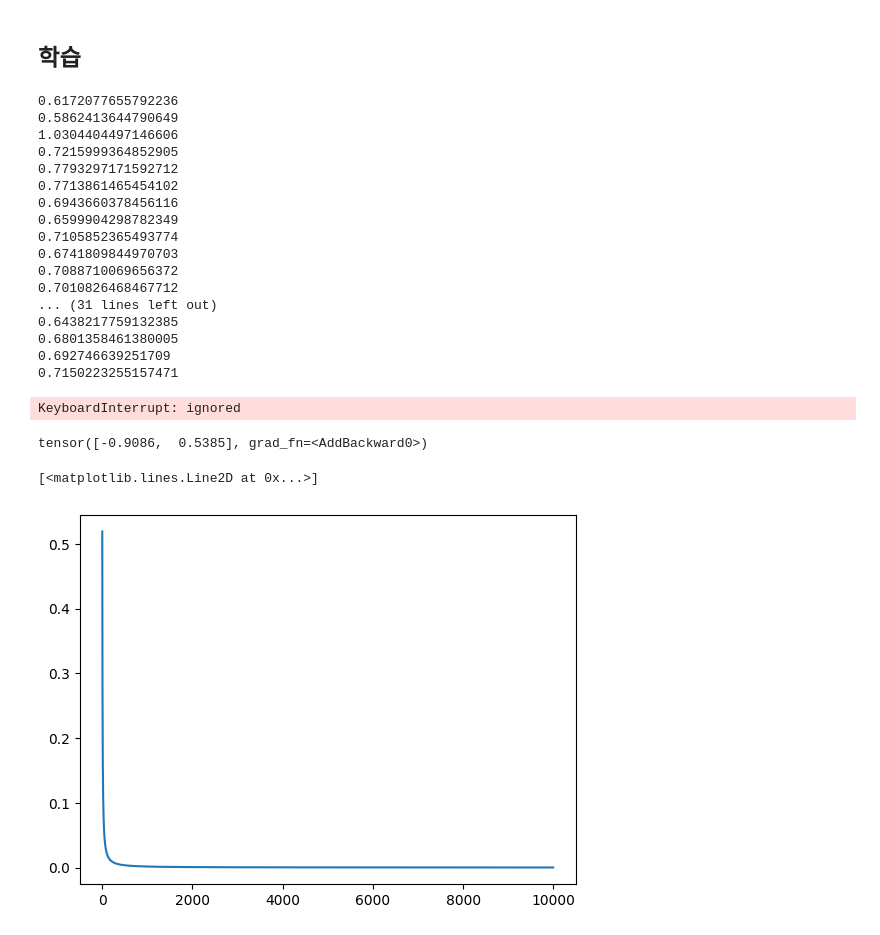
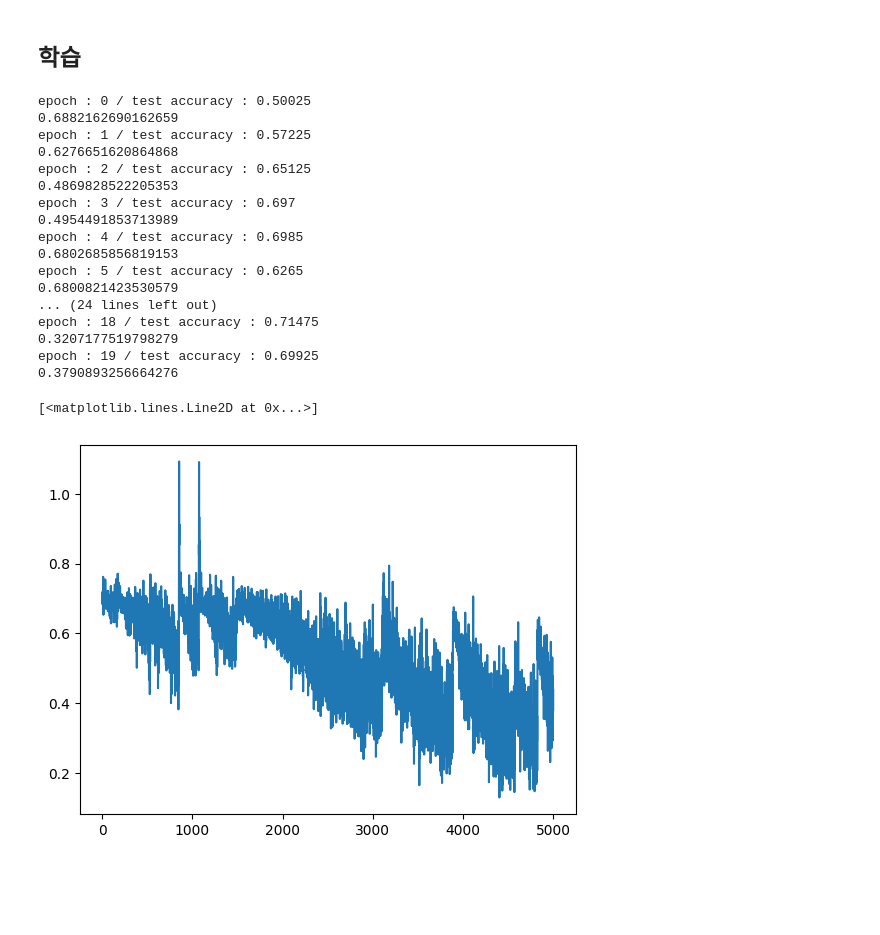
Before and after one commit to LimYooyeol/AI-models, a Jupyter notebook: NLP/classification/RNN.ipynb, the cells around one changed output. Drawn from its saved outputs; the diff is of its cells as text; code cells hidden in the pictures; blank space fills up the shorter version.

```diff
--- a/NLP/classification/RNN.ipynb
+++ b/NLP/classification/RNN.ipynb
@@ -225,7 +260,3 @@ class IMDBLoader(Dataset) :
 
   def __getitem__(self, idx) :
     return self.X[idx], self.y[idx]
-# %%
-train_dataset = IMDBLoader(X_train['encoded_padding'], y_train)
-
-train_dataloader = DataLoader(train_dataset, batch_size = 8, shuffle = True)
@@ -232,17 +282,18 @@ train_dataloader = DataLoader(train_dataset, batch_size = 8, shuffle = True)
 # %% [markdown]
 ## 학습
 # %%
-def train(model, optimizer, data_loader, epochs = 10, log = None, verbose = False) :
+def train(model, optimizer, train_dataloader, val_dataset, epochs = 10, accuracy = [], log = None, verbose = False) :
   model = model.to(device)
 
   for e in range(epochs) :
+    cur_acc = test_accuracy(model, val_dataset)
+    print('epoch :', e, '/ test accuracy :', test_accuracy(model, val_dataset))
+    accuracy.append(cur_acc)
+
     model.train()
-    for i, (x, y) in enumerate(data_loader) :
-      x = x.to(device)
+    for i, (x, y) in enumerate(train_dataloader) :
 
-      y = y.to(device)
-
-      pred = model(x)
+      pred = model(x)[0]
 
       loss_func = nn.CrossEntropyLoss()
       loss = loss_func(pred.to(torch.float32), y.squeeze(dim = -1))
@@ -256,41 +307,47 @@ def train(model, optimizer, data_loader, epochs = 10, log = None, verbose = Fals
       if verbose :
         print(loss.item())
       log.append(loss.item())
+    print(log[-1])
 
-  return log
+  return accuracy, log
 # %%
 import torch.optim as optim
 
 classifier = TextRNNClassifier(len(vocab) + 2, 100, 128, 2)
+# %%
+train_dataset = IMDBLoader(X_train['encoded_padding'], y_train)
+test_dataset = IMDBLoader(X_test['encoded_padding'], y_test)
+
+# temp_data_size = 1000
+# train_dataset = IMDBLoader(X_train['encoded_padding'][:temp_data_size], y_train[:temp_data_size]) # 학습 테스트용
+train_dataloader = DataLoader(train_dataset, batch_size = 64, shuffle = True)
 # %%
-optimizer = optim.Adagrad(classifier.parameters(), lr = 0.001)
-result = train(classifier, optimizer, train_dataloader, 1000, [], True)
+classifier.to(device)
+# optimizer = optim.Adagrad(classifier.parameters(), lr = 0.001)
+optimizer = optim.Adam(classifier.parameters(), lr = 0.001)
+log = []
+accuracy = []
+result = train(classifier, optimizer, train_dataloader, test_dataset, 20, accuracy, log, False)
 # %% [output]
-0.6172077655792236
-0.5862413644790649
-1.0304404497146606
-0.7215999364852905
-0.7793297171592712
-0.7713861465454102
-0.6943660378456116
-0.6599904298782349
-0.7105852365493774
-0.6741809844970703
-0.7088710069656372
-0.7010826468467712
-... (31 lines left out)
-0.6438217759132385
-0.6801358461380005
-0.692746639251709
-0.7150223255157471
+epoch : 0 / test accuracy : 0.50025
+0.6882162690162659
+epoch : 1 / test accuracy : 0.57225
+0.6276651620864868
+epoch : 2 / test accuracy : 0.65125
+0.4869828522205353
+epoch : 3 / test accuracy : 0.697
+0.4954491853713989
+epoch : 4 / test accuracy : 0.6985
+0.6802685856819153
+epoch : 5 / test accuracy : 0.6265
+0.6800821423530579
+... (24 lines left out)
+epoch : 18 / test accuracy : 0.71475
+0.3207177519798279
+epoch : 19 / test accuracy : 0.69925
+0.3790893256664276
-KeyboardInterrupt: ignored
-# %%
-classifier.eval()
-classifier(torch.tensor(X_train['encoded_padding'][0][:2]).to(torch.int32))
-# %% [output]
-tensor([-0.9086,  0.5385], grad_fn=<AddBackward0>)
 # %%
-plt.plot(result[2:])
+plt.plot(result[1])
 # %% [output]
 [<matplotlib.lines.Line2D at 0x...>]
-[figure, old version]
+[figure, new version]
```
Also changed, not shown: parts of 15 cells of this notebook.
